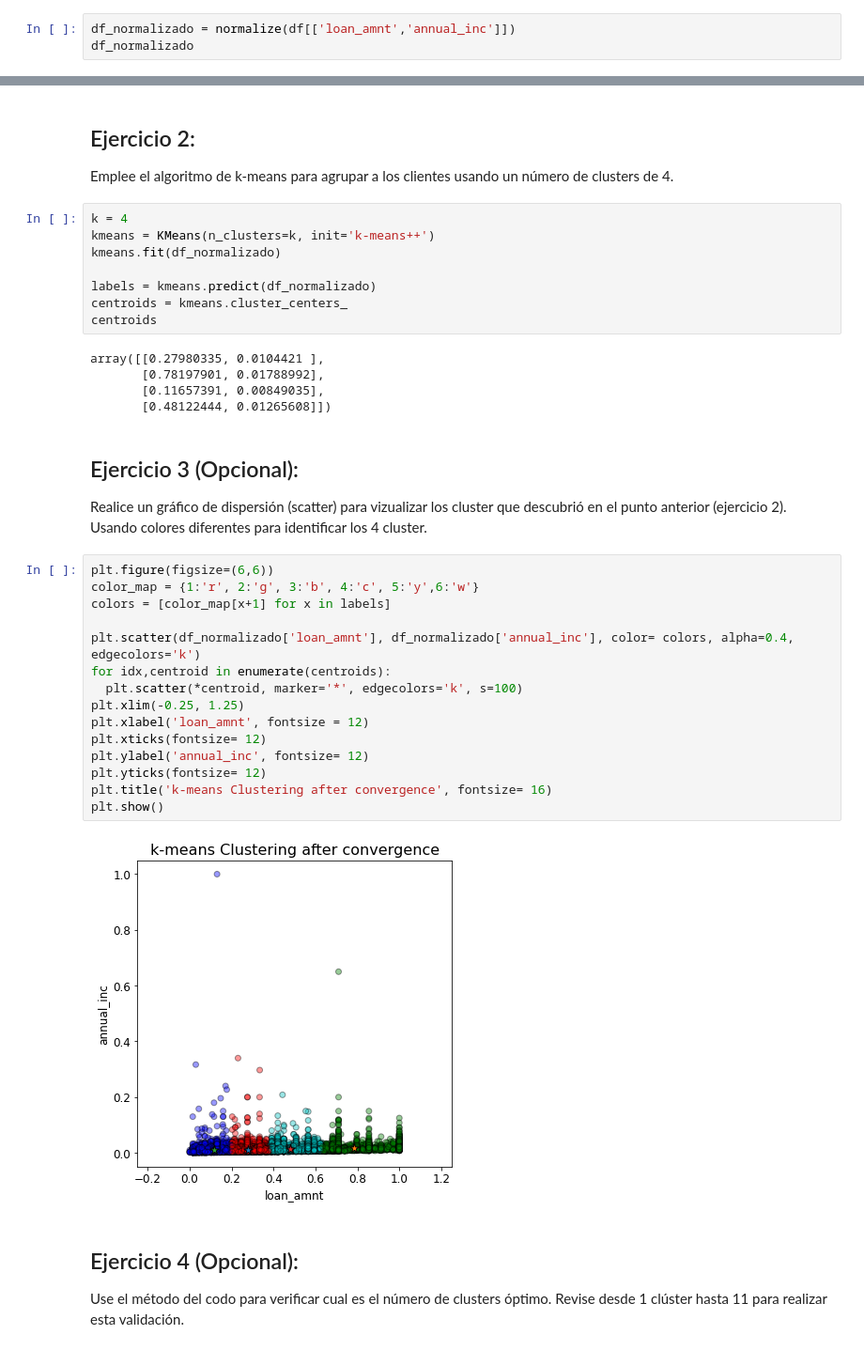
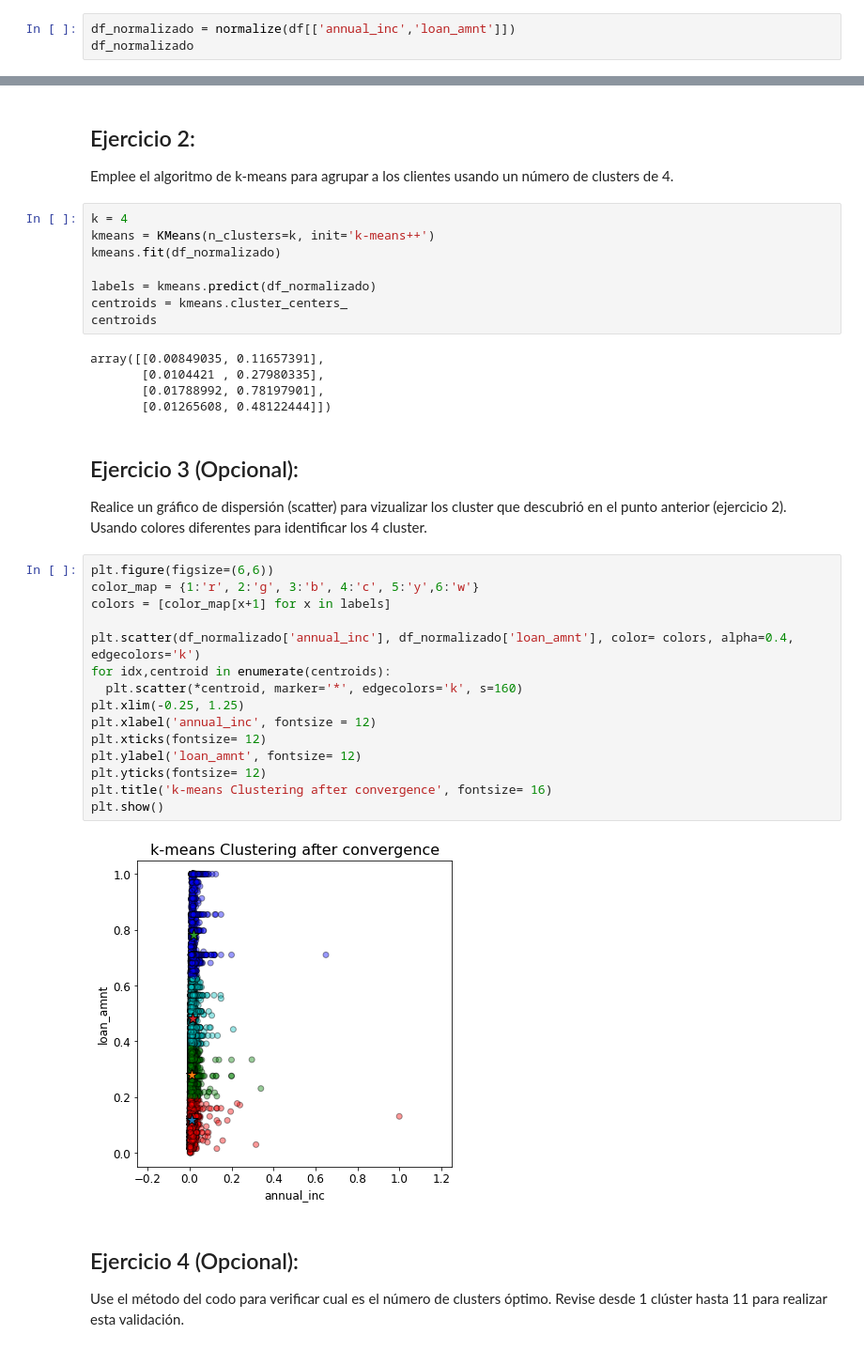
Before and after one commit to dianaquinterol/MujeresDigitales, a Jupyter notebook: Taller_semana_7.ipynb, the cells around one changed output, grey strips where cells are left out. Shown: that part at 94% size. Drawn from its saved outputs; the diff is of its cells as text.

```diff
--- a/Taller_semana_7.ipynb
+++ b/Taller_semana_7.ipynb
@@ -46,6 +46,6 @@ def normalize(df):
     resultado[future_name] = (df[future_name] - min_val) / (max_val - min_val)
   return resultado
 # %%
-df_normalizado = normalize(df[['loan_amnt','annual_inc']])
+df_normalizado = normalize(df[['annual_inc','loan_amnt']])
 df_normalizado
 # %% [output]
@@ -75,10 +75,10 @@ labels = kmeans.predict(df_normalizado)
 centroids = kmeans.cluster_centers_
 centroids
 # %% [output]
-array([[0.27980335, 0.0104421 ],
-       [0.78197901, 0.01788992],
-       [0.11657391, 0.00849035],
-       [0.48122444, 0.01265608]])
+array([[0.00849035, 0.11657391],
+       [0.0104421 , 0.27980335],
+       [0.01788992, 0.78197901],
+       [0.01265608, 0.48122444]])
 # %% [markdown]
 ## Ejercicio 3 (Opcional):
 
@@ -86,20 +86,20 @@ Realice un gráfico de dispersión (scatter) para vizualizar los cluster que des
 # %%
 plt.figure(figsize=(6,6))
 color_map = {1:'r', 2:'g', 3:'b', 4:'c', 5:'y',6:'w'}
 colors = [color_map[x+1] for x in labels]
 
-plt.scatter(df_normalizado['loan_amnt'], df_normalizado['annual_inc'], color= colors, alpha=0.4, edgecolors='k')
+plt.scatter(df_normalizado['annual_inc'], df_normalizado['loan_amnt'], color= colors, alpha=0.4, edgecolors='k')
 for idx,centroid in enumerate(centroids):
-  plt.scatter(*centroid, marker='*', edgecolors='k', s=100)
+  plt.scatter(*centroid, marker='*', edgecolors='k', s=160)
 plt.xlim(-0.25, 1.25)
-plt.xlabel('loan_amnt', fontsize = 12)
+plt.xlabel('annual_inc', fontsize = 12)
 plt.xticks(fontsize= 12)
-plt.ylabel('annual_inc', fontsize= 12)
+plt.ylabel('loan_amnt', fontsize= 12)
 plt.yticks(fontsize= 12)
 plt.title('k-means Clustering after convergence', fontsize= 16)
 plt.show()
 # %% [output]
-[figure, old version]
+[figure, new version]
 # %% [markdown]
 ## Ejercicio 4 (Opcional):
 
```
Also changed, not shown: parts of 1 cell of this notebook.
